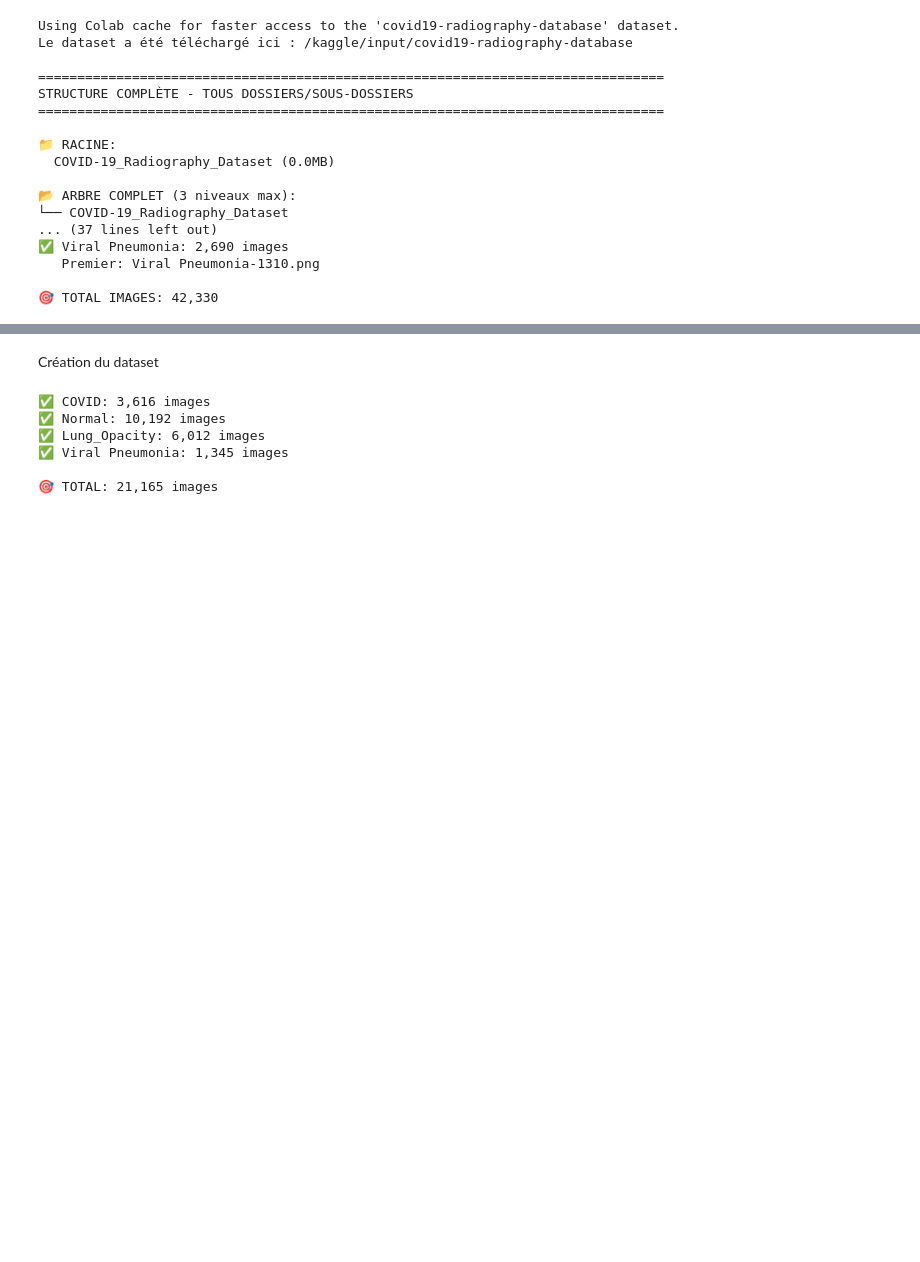
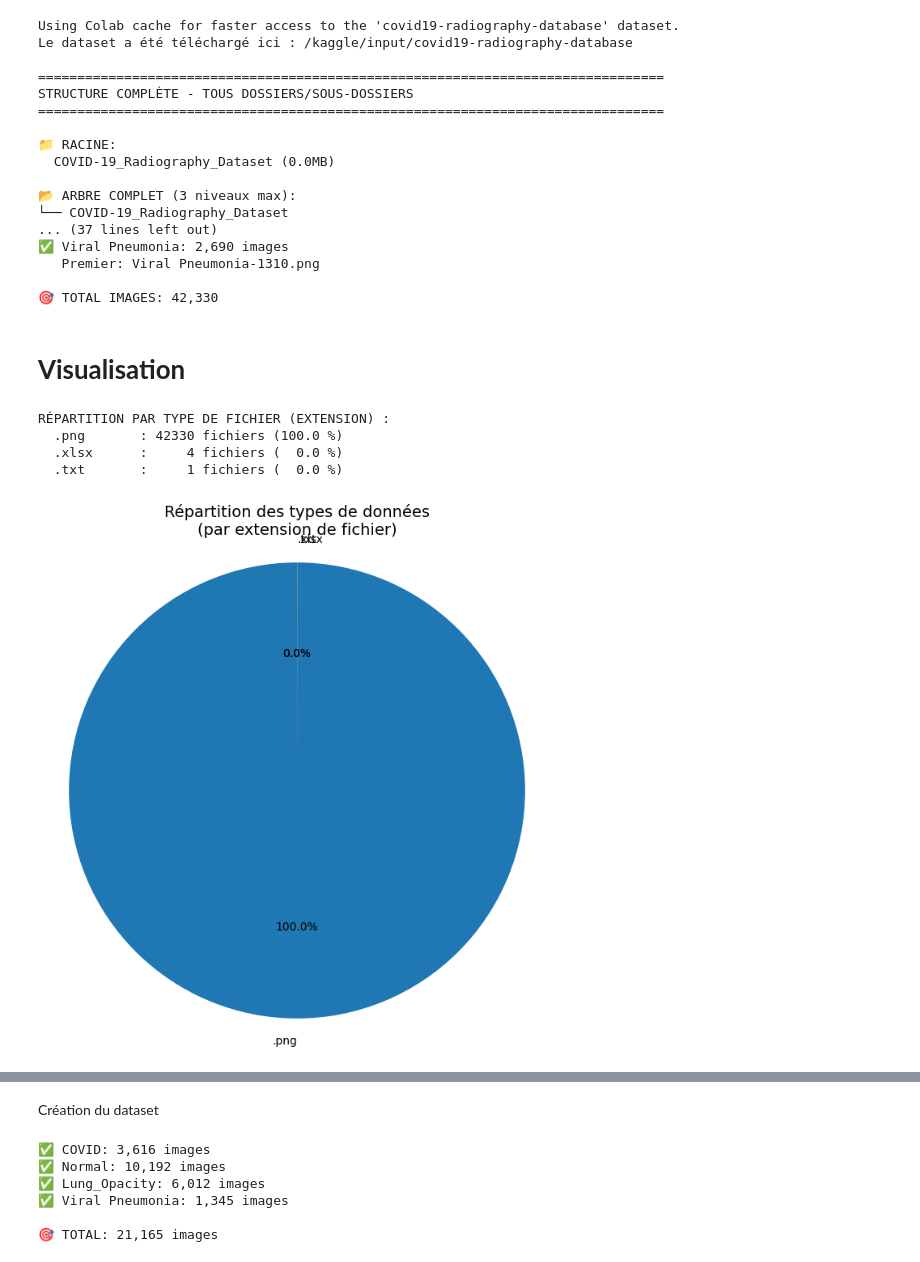
Before and after one commit to mar25-iia2-radiographies/01_data_exploration, a Jupyter notebook: 01_data_exploration_romuald.ipynb, the cells around one changed output, grey strips where cells are left out. Cells and saved outputs as stored; diff of their text form; code cells hidden in the pictures; blank space fills up the shorter version.

```diff
--- a/01_data_exploration_romuald.ipynb
+++ b/01_data_exploration_romuald.ipynb
@@ -92,3 +92,50 @@ STRUCTURE COMPLÈTE - TOUS DOSSIERS/SOUS-DOSSIERS
    Premier: Viral Pneumonia-1310.png
 
 🎯 TOTAL IMAGES: 42,330
+# %% [markdown]
+# **Visualisation**
+# %%
+import matplotlib.pyplot as plt
+from collections import Counter
+
+# Comptage des fichiers par extension dans COVID-19_Radiography_Dataset
+ext_counter = Counter()
+
+for root_dir, dirs, files in os.walk(data_path):
+    for f in files:
+        # extension en minuscule (ex: '.png', '.xlsx', '.txt', '')
+        ext = os.path.splitext(f)[1].lower()
+        if ext == '':
+            ext = '(sans extension)'
+        ext_counter[ext] += 1
+
+# Affichage texte
+print("\nRÉPARTITION PAR TYPE DE FICHIER (EXTENSION) :")
+total_files = sum(ext_counter.values())
+for ext, count in ext_counter.most_common():
+    pct = count / total_files * 100
+    print(f"  {ext:10s} : {count:5d} fichiers ({pct:5.1f} %)")
+
+# Préparation données camembert
+labels = []
+sizes = []
+for ext, count in ext_counter.most_common():
+    labels.append(ext if ext != '' else '(sans)')
+    sizes.append(count)
+
+plt.figure(figsize=(8, 8))
+plt.pie(
+    sizes,
+    labels=labels,
+    autopct='%1.1f%%',
+    startangle=90
+)
+plt.title("Répartition des types de données\n(par extension de fichier)", fontsize=14)
+plt.axis('equal')
+plt.show()
+# %% [output]
+RÉPARTITION PAR TYPE DE FICHIER (EXTENSION) :
+  .png       : 42330 fichiers (100.0 %)
+  .xlsx      :     4 fichiers (  0.0 %)
+  .txt       :     1 fichiers (  0.0 %)
+[figure, added]
```
Also changed, not shown: parts of 10 cells of this notebook.
